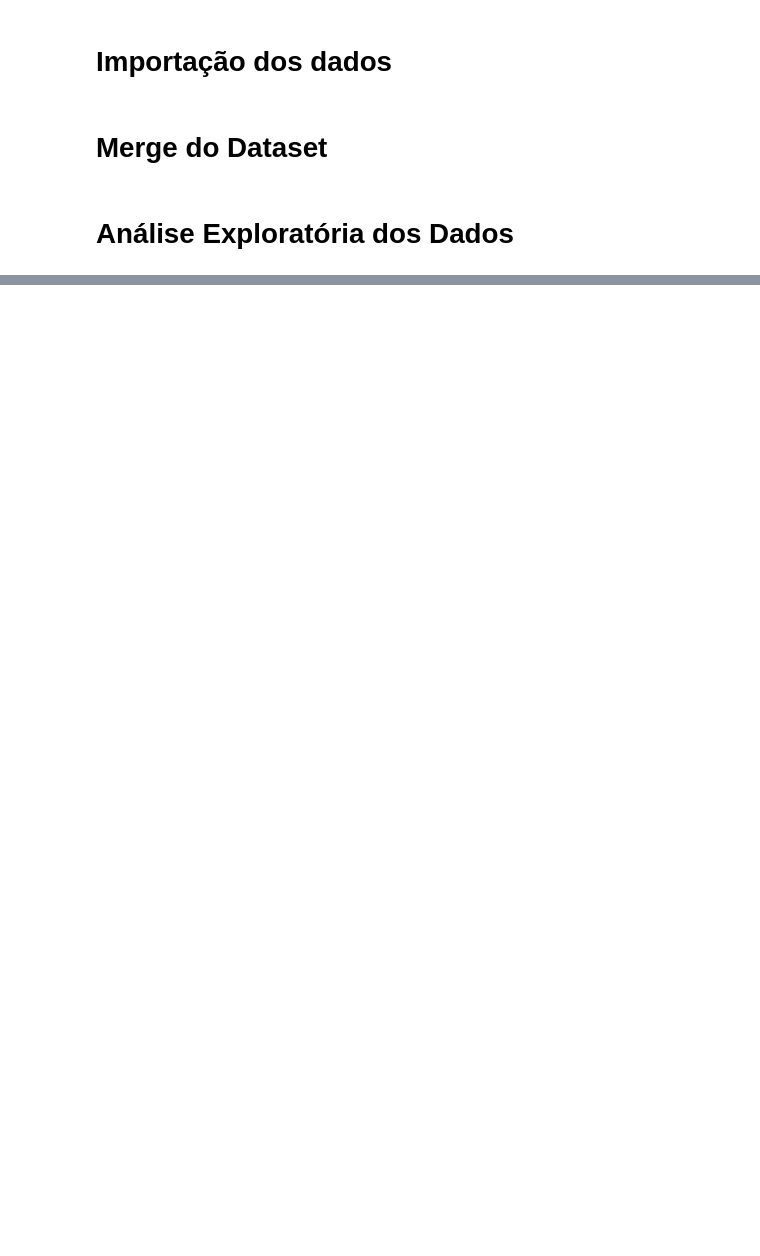
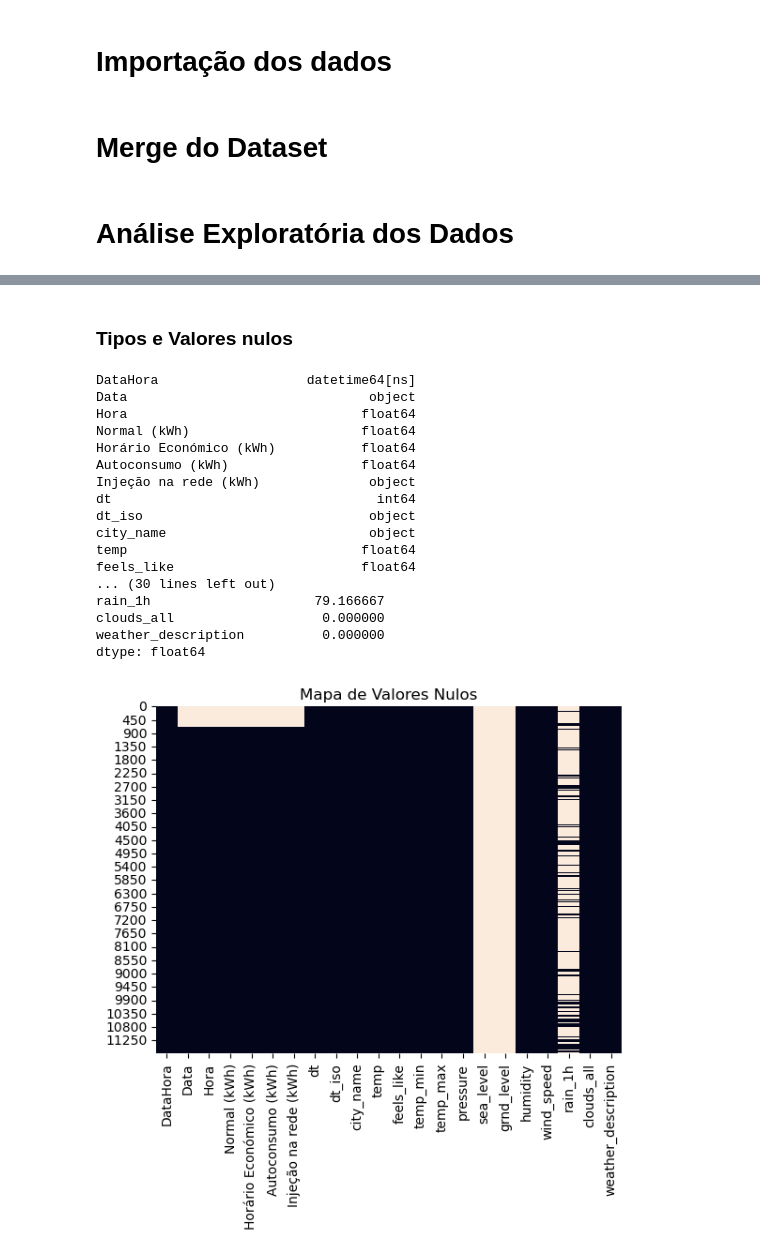
Before and after one commit to JoseRuiSilva/Sistemas_grupo3, a Jupyter notebook: projeto.ipynb, the cells around one changed output, grey strips where cells are left out. Drawn from its saved outputs; the diff is of its cells as text; code cells hidden in the pictures; blank space fills up the shorter version.

```diff
--- a/projeto.ipynb
+++ b/projeto.ipynb
@@ -39,0 +161,27 @@ df_final = df_teste[cols]
+# %% [markdown]
+### Tipos e Valores nulos
+# %%
+print(df_treino.dtypes)
+print(df_treino.isnull().sum()*100/len(df_treino))
+sns.heatmap(df_treino.isna(), cbar=False)
+plt.title("Mapa de Valores Nulos")
+plt.show()
+# %% [output]
+DataHora                   datetime64[ns]
+Data                               object
+Hora                              float64
+Normal (kWh)                      float64
+Horário Económico (kWh)           float64
+Autoconsumo (kWh)                 float64
+Injeção na rede (kWh)              object
+dt                                  int64
+dt_iso                             object
+city_name                          object
+temp                              float64
+feels_like                        float64
+... (30 lines left out)
+rain_1h                     79.166667
+clouds_all                   0.000000
+weather_description          0.000000
+dtype: float64
+[figure, added]
```
Also changed, not shown: parts of 24 cells of this notebook, 1 other file.
